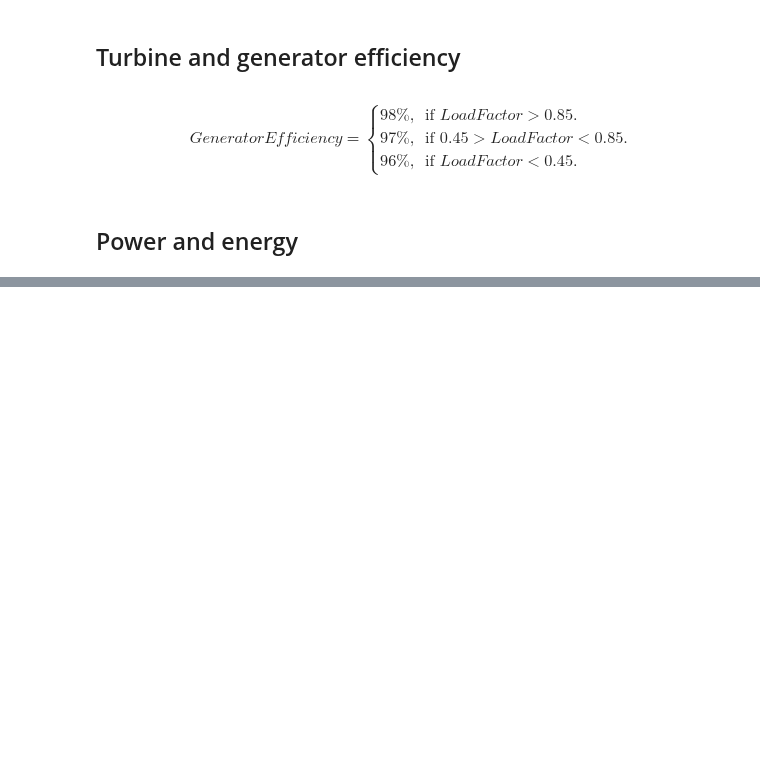
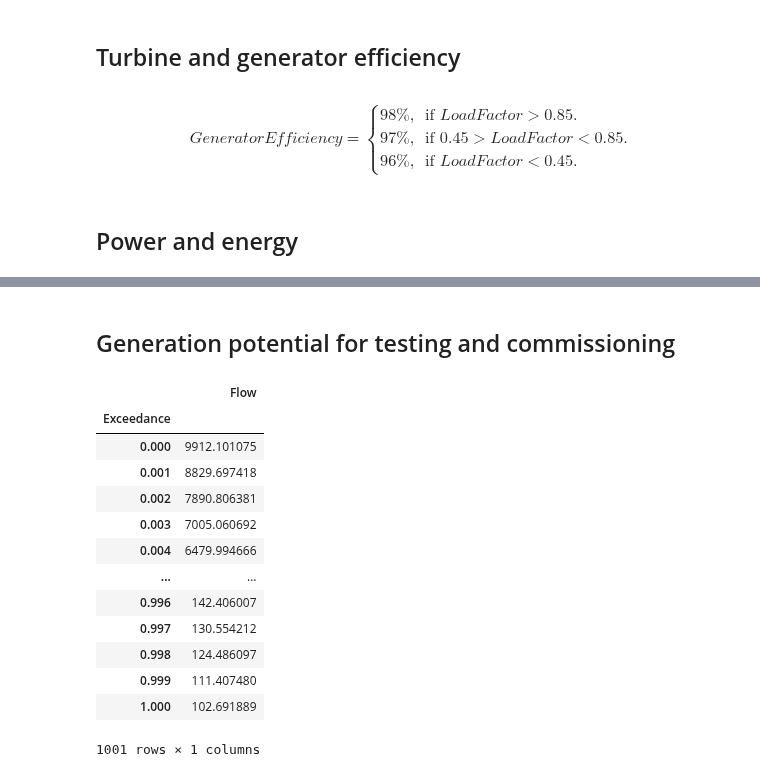
Before and after one commit to AndyFlem/ngonye-notepad, a Jupyter notebook: e_power_energy.ipynb, the cells around one changed output, grey strips where cells are left out. Cells and saved outputs as stored; diff of their text form; code cells hidden in the pictures; blank space fills up the shorter version.

```diff
--- a/e_power_energy.ipynb
+++ b/e_power_energy.ipynb
@@ -475,3 +504,23 @@ daily['PerfMwPerCumec']=daily['Power']/daily['Flow']
 # %%
 if dryrun==False:
     daily.to_csv(output_data+ out_prefix+'_pe_daily.csv')
+# %% [markdown]
+## Generation potential for testing and commissioning
+# %%
+fdc=pd.read_csv(output_data + "ngonye_flow_fdc.csv").set_index('Exceedance')
+fdc
+# %% [output]
+|  | Flow |
+| Exceedance |  |
+| 0.000 | 9912.101075 |
+| 0.001 | 8829.697418 |
+| 0.002 | 7890.806381 |
+| 0.003 | 7005.060692 |
+| 0.004 | 6479.994666 |
+| ... | ... |
+| 0.996 | 142.406007 |
+| 0.997 | 130.554212 |
+| 0.998 | 124.486097 |
+| 0.999 | 111.407480 |
+| 1.000 | 102.691889 |
+1001 rows × 1 columns
```
Also changed, not shown: parts of 5 cells of this notebook, 16 other files.
